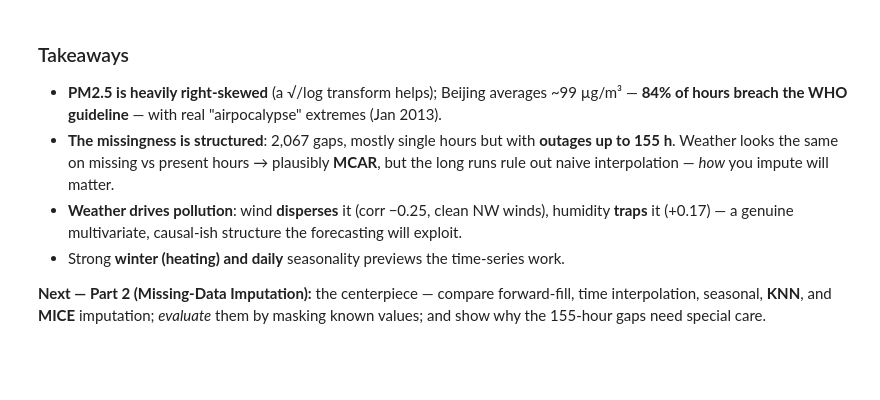
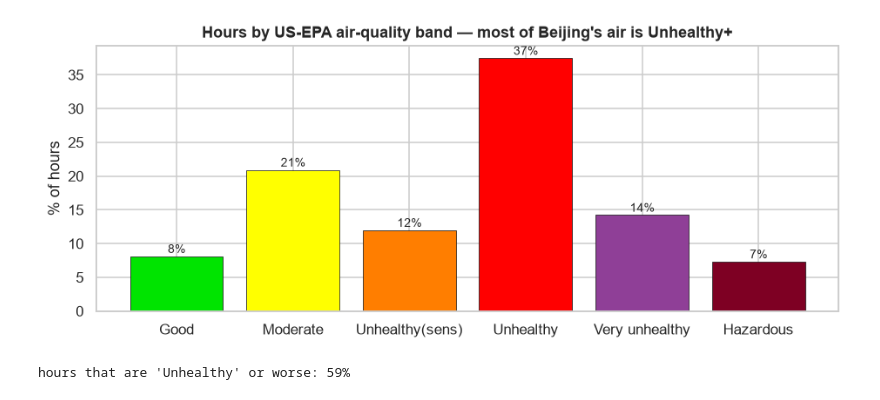
Before and after one commit to PSURI1894/practice-eda, a Jupyter notebook: beijing-air-quality/notebooks/01_advanced_eda.ipynb, the cells around one changed output. Cells and saved outputs as stored; diff of their text form; code cells hidden in the pictures; blank space fills up the shorter version.

```diff
--- a/beijing-air-quality/notebooks/01_advanced_eda.ipynb
+++ b/beijing-air-quality/notebooks/01_advanced_eda.ipynb
@@ -144,15 +96,13 @@ worst month: 2 (126) vs best: 8 (80) µg/m³
-# %% [markdown]
-### Takeaways
-
-- **PM2.5 is heavily right-skewed** (a √/log transform helps); Beijing averages ~99 µg/m³ — **84% of
-  hours breach the WHO guideline** — with real "airpocalypse" extremes (Jan 2013).
-- **The missingness is structured**: 2,067 gaps, mostly single hours but with **outages up to 155 h**.
-  Weather looks the same on missing vs present hours → plausibly **MCAR**, but the long runs rule out
-  naive interpolation — *how* you impute will matter.
-- **Weather drives pollution**: wind **disperses** it (corr −0.25, clean NW winds), humidity **traps**
-  it (+0.17) — a genuine multivariate, causal-ish structure the forecasting will exploit.
-- Strong **winter (heating) and daily** seasonality previews the time-series work.
-
-**Next — Part 2 (Missing-Data Imputation):** the centerpiece — compare forward-fill, time
-interpolation, seasonal, **KNN**, and **MICE** imputation; *evaluate* them by masking known values;
-and show why the 155-hour gaps need special care.
+# %%
+aqi = data.aqi_category(df["pm25"]).value_counts(normalize=True).reindex(
+      ["Good","Moderate","Unhealthy(sens)","Unhealthy","Very unhealthy","Hazardous"]) * 100
+fig, ax = plt.subplots(figsize=(10, 3.6))
+colors = ["#00e400","#ffff00","#ff7e00","#ff0000","#8f3f97","#7e0023"]
+ax.bar(aqi.index, aqi.values, color=colors, edgecolor="k", lw=.5)
+for i, v in enumerate(aqi.values): ax.text(i, v+0.5, f"{v:.0f}%", ha="center", fontsize=9)
+ax.set_title("Hours by US-EPA air-quality band — most of Beijing's air is Unhealthy+"); ax.set_ylabel("% of hours")
+eda.savefig(fig, "p1_aqi.png"); plt.show()
+print("hours that are 'Unhealthy' or worse: %.0f%%" % aqi[["Unhealthy","Very unhealthy","Hazardous"]].sum())
+# %% [output]
+[figure, added]
+hours that are 'Unhealthy' or worse: 59%
```
Also changed, not shown: parts of 27 cells of this notebook, 18 other files.
